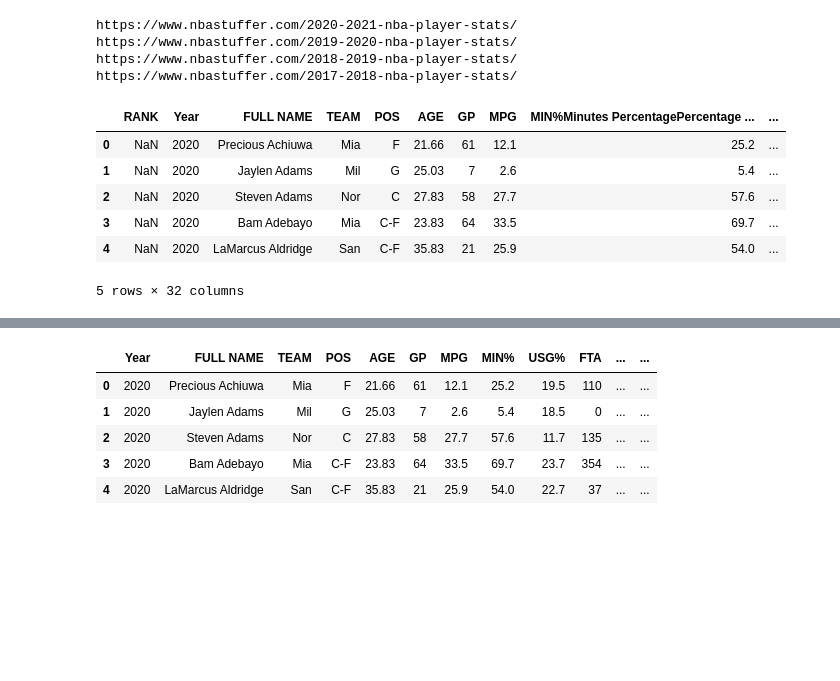
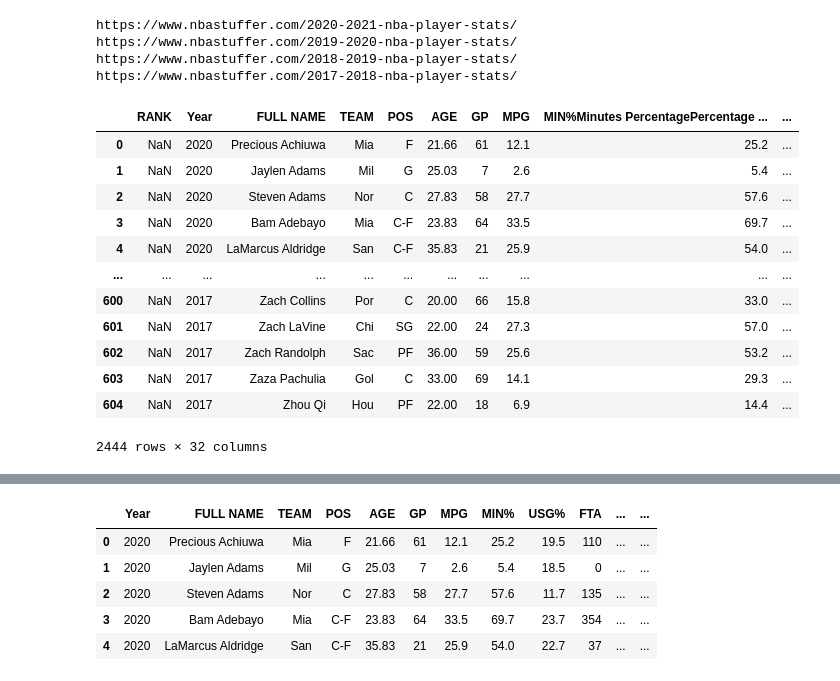
Before and after one commit to davekacz/NBA_Salary_Prediction, a Jupyter notebook: data_prep.ipynb, the cells around one changed output, grey strips where cells are left out. Drawn from its saved outputs; the diff is of its cells as text; code cells hidden in the pictures; blank space fills up the shorter version.

```diff
--- a/data_prep.ipynb
+++ b/data_prep.ipynb
@@ -45,15 +57,21 @@ https://www.nbastuffer.com/2018-2019-nba-player-stats/
 https://www.nbastuffer.com/2017-2018-nba-player-stats/
 # %%
 stats_df = pd.concat(another_df_list)
-stats_df.head()
+stats_df
 # %% [output]
 |  | RANK | Year | FULL NAME | TEAM | POS | AGE | GP | MPG | MIN%Minutes PercentagePercentage ... | ... |
 | 0 | NaN | 2020 | Precious Achiuwa | Mia | F | 21.66 | 61 | 12.1 | 25.2 | ... |
 | 1 | NaN | 2020 | Jaylen Adams | Mil | G | 25.03 | 7 | 2.6 | 5.4 | ... |
 | 2 | NaN | 2020 | Steven Adams | Nor | C | 27.83 | 58 | 27.7 | 57.6 | ... |
 | 3 | NaN | 2020 | Bam Adebayo | Mia | C-F | 23.83 | 64 | 33.5 | 69.7 | ... |
 | 4 | NaN | 2020 | LaMarcus Aldridge | San | C-F | 35.83 | 21 | 25.9 | 54.0 | ... |
+| ... | ... | ... | ... | ... | ... | ... | ... | ... | ... | ... |
+| 600 | NaN | 2017 | Zach Collins | Por | C | 20.00 | 66 | 15.8 | 33.0 | ... |
+| 601 | NaN | 2017 | Zach LaVine | Chi | SG | 22.00 | 24 | 27.3 | 57.0 | ... |
+| 602 | NaN | 2017 | Zach Randolph | Sac | PF | 36.00 | 59 | 25.6 | 53.2 | ... |
+| 603 | NaN | 2017 | Zaza Pachulia | Gol | C | 33.00 | 69 | 14.1 | 29.3 | ... |
+| 604 | NaN | 2017 | Zhou Qi | Hou | PF | 22.00 | 18 | 6.9 | 14.4 | ... |
-5 rows × 32 columns
+2444 rows × 32 columns
 # %%
 #Rename the mess that is these column names.
 
```
Also changed, not shown: parts of 17 cells of this notebook, 2 other files.
